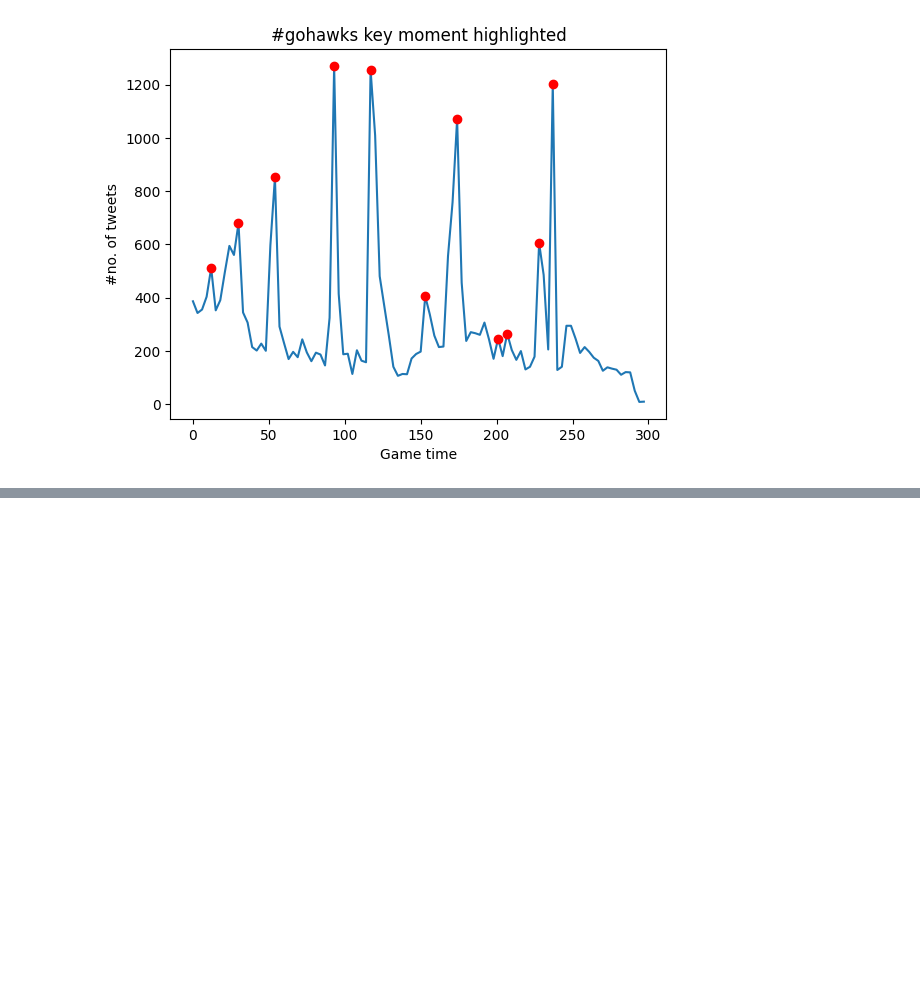
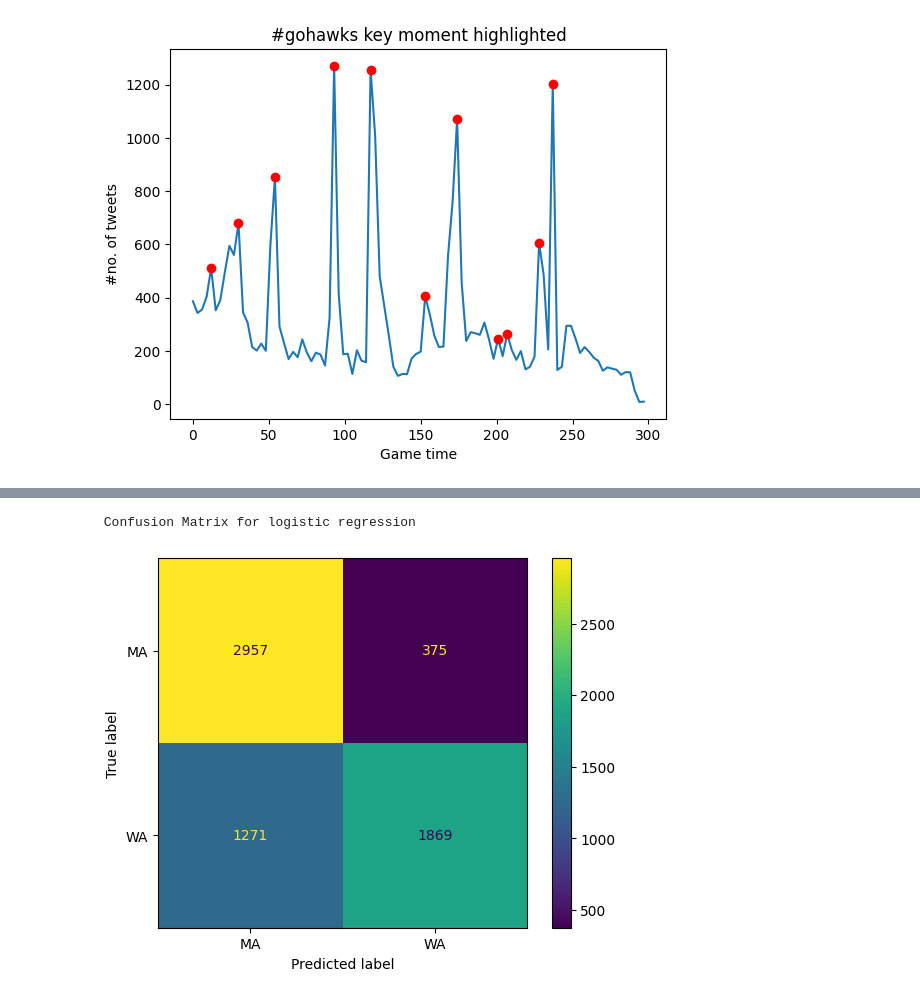
Before and after one commit to diplav09/Regression-Analysis, a Jupyter notebook: Twitter_Data.ipynb, the cells around one changed output, grey strips where cells are left out. Saved outputs shown, nothing was run; the diff lists cells and outputs as text; code cells hidden in the pictures; blank space fills up the shorter version.

Commit message:
added fan base prediction

```diff
--- a/Twitter_Data.ipynb
+++ b/Twitter_Data.ipynb
@@ -750,0 +886,5 @@ peaks_gohawks, timestamp_gohawks, tweet_gohawks = plot_and_get_key_moment(inGame
+# %%
+n_components = 200
+SVD = get_SVD(n_components, train_tfidf)
+train_tfidf = SVD.transform(train_tfidf)
+test_tfidf = SVD.transform(test_tfidf)
@@ -750,0 +932,5 @@ peaks_gohawks, timestamp_gohawks, tweet_gohawks = plot_and_get_key_moment(inGame
+# %%
+clf_logistic_regression = LogisticRegression(penalty='l1', C = 1.0, random_state=42,
+                           solver='saga')
+
+preds_logistic_regression = clf_logistic_regression.fit(train_tfidf, y_train).predict(test_tfidf)
@@ -750,0 +954,10 @@ peaks_gohawks, timestamp_gohawks, tweet_gohawks = plot_and_get_key_moment(inGame
+# %%
+print("\n Confusion Matrix for logistic regression \n")
+cm = confusion_matrix(y_test, preds_logistic_regression, labels=clf_logistic_regression.classes_)
+disp = ConfusionMatrixDisplay(confusion_matrix=cm,
+                               display_labels=clf_logistic_regression.classes_)
+disp.plot()
+plt.show()
+# %% [output]
+ Confusion Matrix for logistic regression
+[figure, added]
```
Also changed, not shown: parts of 28 cells of this notebook.
